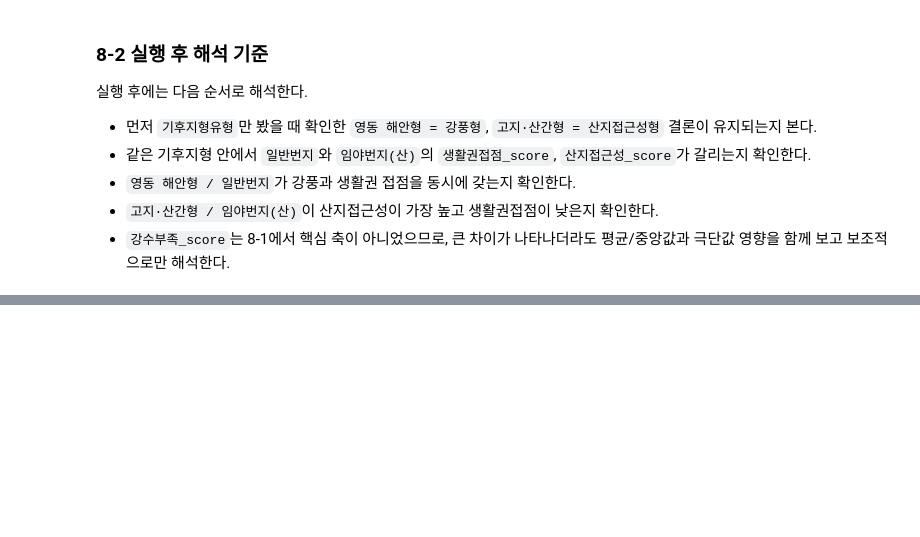
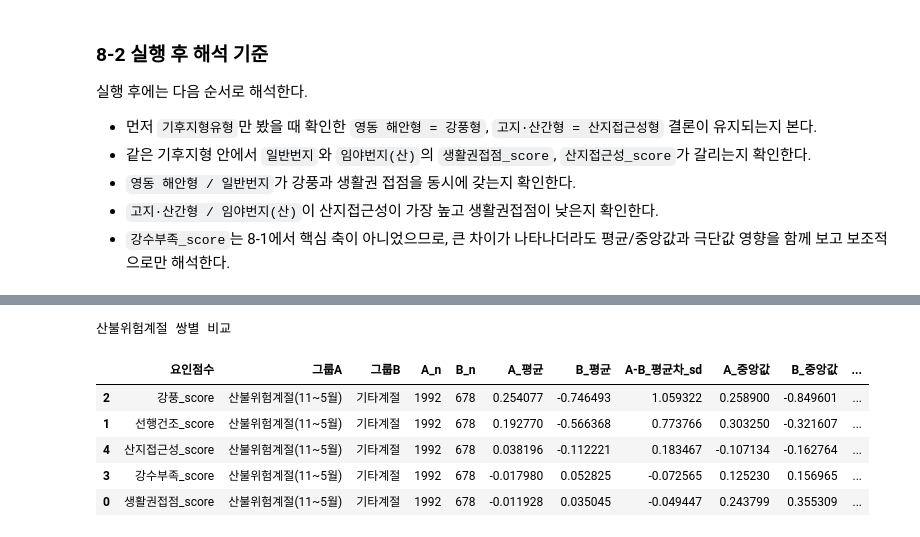
Before and after one commit to Max-JI64/farm-system-public-02, a Jupyter notebook: jsw/Analysis/2026-06-08_FA.ipynb, the cells around one changed output, grey strips where cells are left out. Saved outputs shown, nothing was run; the diff lists cells and outputs as text; code cells hidden in the pictures; blank space fills up the shorter version.

```diff
--- a/jsw/Analysis/2026-06-08_FA.ipynb
+++ b/jsw/Analysis/2026-06-08_FA.ipynb
@@ -6549,0 +7225,71 @@ Kruskal-Wallis 효과크기를 보면 `산지접근성_score`가 가장 크고,
+# %%
+# 8-4-2. 산불위험계절별 Mann-Whitney 검정 및 효과크기
+def seq4_benjamini_hochberg(p_values):
+    p_values = np.asarray(p_values, dtype=float)
+    n = len(p_values)
+    order = np.argsort(p_values)
+    ranked = p_values[order]
+    adjusted = np.empty(n, dtype=float)
+    cumulative = 1.0
+    for i in range(n - 1, -1, -1):
+        rank = i + 1
+        value = ranked[i] * n / rank
+        cumulative = min(cumulative, value)
+        adjusted[order[i]] = min(cumulative, 1.0)
+    return adjusted
+
+
+pairwise_rows = []
+groups_in_order = seq4_group_order
+
+for score_col in SEQ4_FACTOR_SCORE_COLS:
+    for group_a, group_b in combinations(groups_in_order, 2):
+        values_a = seq4_meta_work.loc[seq4_meta_work[SEQ4_META_COL] == group_a, score_col].dropna()
+        values_b = seq4_meta_work.loc[seq4_meta_work[SEQ4_META_COL] == group_b, score_col].dropna()
+        if len(values_a) == 0 or len(values_b) == 0:
+            continue
+
+        u_stat, pair_p = stats.mannwhitneyu(values_a, values_b, alternative="two-sided")
+        rank_biserial = (2 * u_stat / (len(values_a) * len(values_b))) - 1
+        overall_std = seq4_overall.loc[score_col, "std"]
+
+        pairwise_rows.append(
+            {
+                "요인점수": score_col,
+                "그룹A": group_a,
+                "그룹B": group_b,
+                "A_n": len(values_a),
+                "B_n": len(values_b),
+                "A_평균": values_a.mean(),
+                "B_평균": values_b.mean(),
+                "A-B_평균차_sd": (values_a.mean() - values_b.mean()) / overall_std,
+                "A_중앙값": values_a.median(),
+                "B_중앙값": values_b.median(),
+                "A-B_중앙값차_sd": (values_a.median() - values_b.median()) / overall_std,
+                "mannwhitney_p": pair_p,
+                "rank_biserial_A_gt_B": rank_biserial,
+            }
+        )
+
+fire_risk_season_pairwise = pd.DataFrame(pairwise_rows)
+if not fire_risk_season_pairwise.empty:
+    fire_risk_season_pairwise["p_fdr"] = seq4_benjamini_hochberg(
+        fire_risk_season_pairwise["mannwhitney_p"].to_numpy()
+    )
+
+print("산불위험계절 쌍별 비교")
+display(
+    fire_risk_season_pairwise
+    .assign(abs_mean_diff=lambda df: df["A-B_평균차_sd"].abs())
+    .sort_values(["abs_mean_diff", "p_fdr"], ascending=[False, True])
+    .drop(columns="abs_mean_diff")
+    .round(6)
+)
+# %% [output]
+산불위험계절 쌍별 비교
+|  | 요인점수 | 그룹A | 그룹B | A_n | B_n | A_평균 | B_평균 | A-B_평균차_sd | A_중앙값 | B_중앙값 | ... |
+| 2 | 강풍_score | 산불위험계절(11~5월) | 기타계절 | 1992 | 678 | 0.254077 | -0.746493 | 1.059322 | 0.258900 | -0.849601 | ... |
+| 1 | 선행건조_score | 산불위험계절(11~5월) | 기타계절 | 1992 | 678 | 0.192770 | -0.566368 | 0.773766 | 0.303250 | -0.321607 | ... |
+| 4 | 산지접근성_score | 산불위험계절(11~5월) | 기타계절 | 1992 | 678 | 0.038196 | -0.112221 | 0.183467 | -0.107134 | -0.162764 | ... |
+| 3 | 강수부족_score | 산불위험계절(11~5월) | 기타계절 | 1992 | 678 | -0.017980 | 0.052825 | -0.072565 | 0.125230 | 0.156965 | ... |
+| 0 | 생활권접점_score | 산불위험계절(11~5월) | 기타계절 | 1992 | 678 | -0.011928 | 0.035045 | -0.049447 | 0.243799 | 0.355309 | ... |
```
Also changed, not shown: parts of 14 cells of this notebook, 1 other file.
